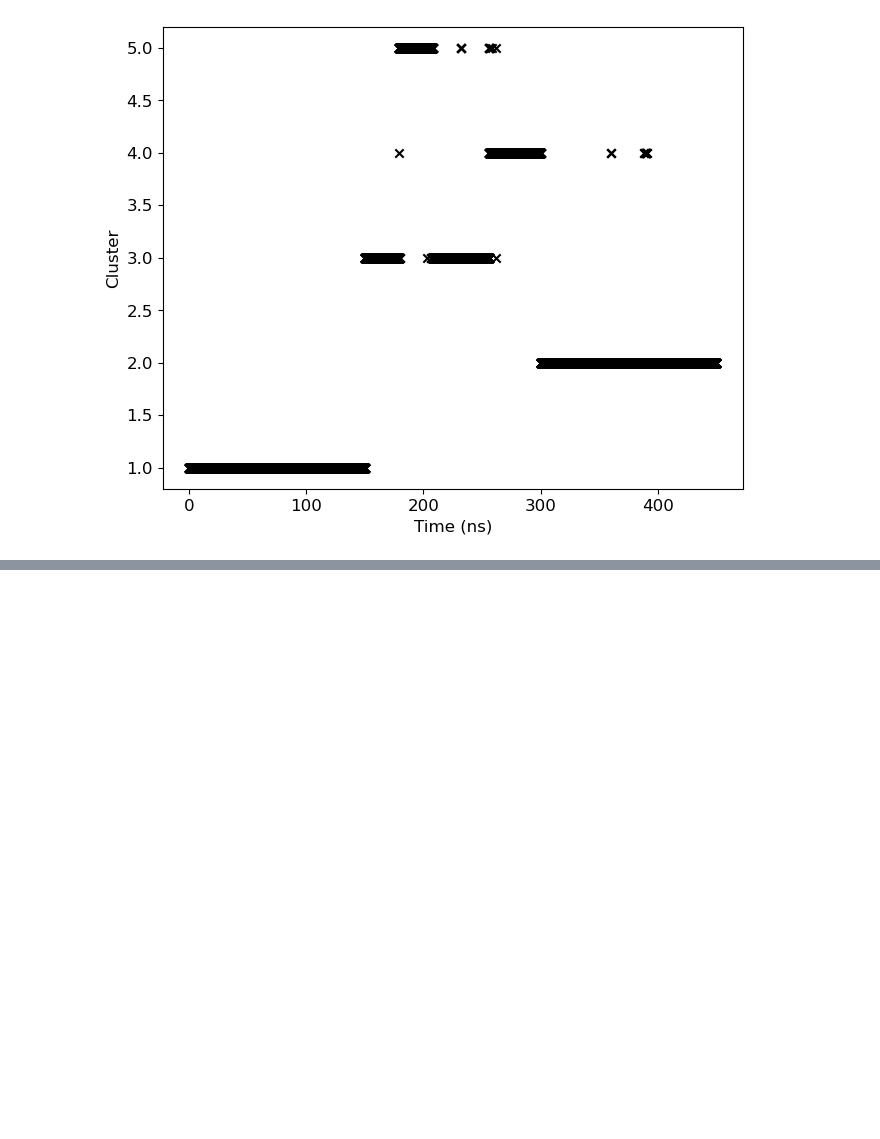
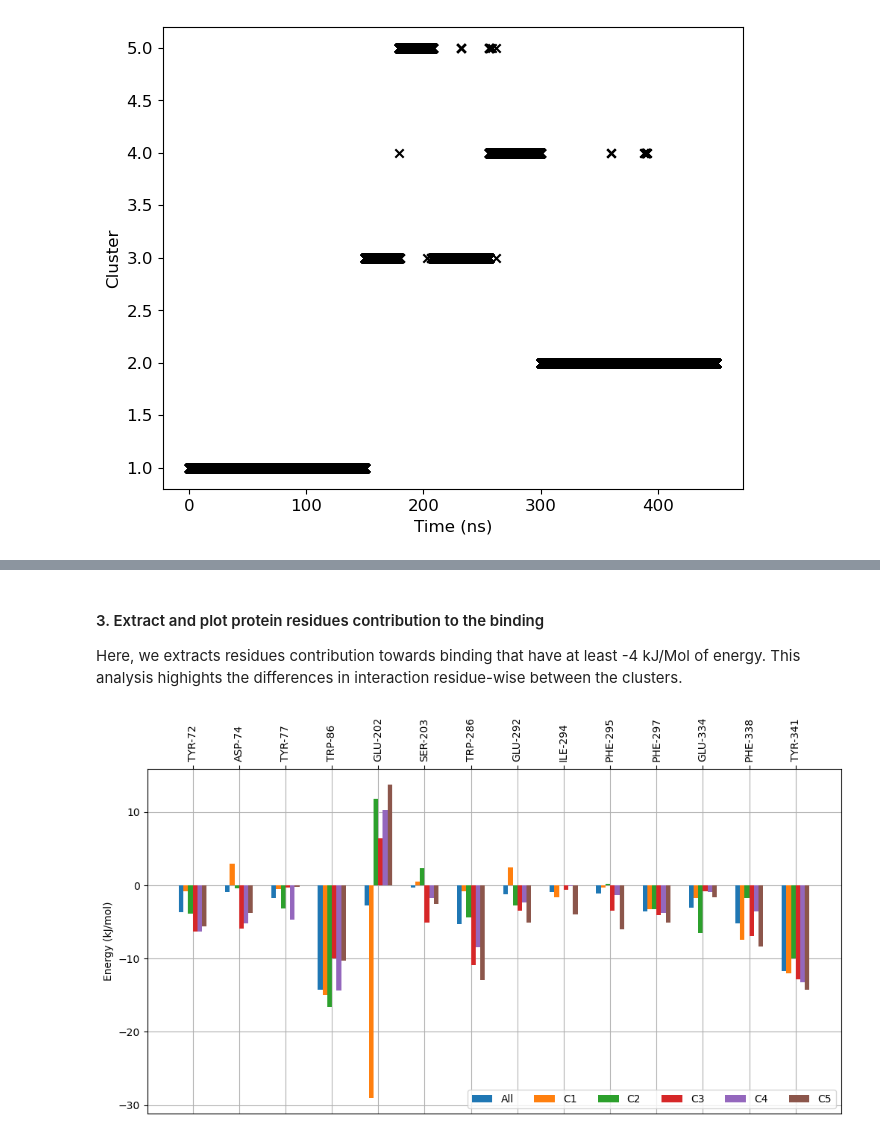
Before and after one commit to rjdkmr/gmx_clusterByFeatures, a Jupyter notebook: docs/tutorials/protein-ligand-interaction.ipynb, the cells around one changed output, grey strips where cells are left out. Saved outputs shown, nothing was run; the diff lists cells and outputs as text; code cells hidden in the pictures; blank space fills up the shorter version.

```diff
--- a/docs/tutorials/protein-ligand-interaction.ipynb
+++ b/docs/tutorials/protein-ligand-interaction.ipynb
@@ -457,0 +559,62 @@ plt.show()
+# %% [markdown]
+#### 3. Extract and plot protein residues contribution to the binding
+
+Here, we extracts residues contribution towards binding that have at least -4 kJ/Mol of energy. This analysis highights the differences
+in interaction residue-wise between the clusters.
+# %%
+# Population fraction of each cluster, manually calculated from cluster log file
+population_weights = [0.333362962, 0.332651882, 0.172081241, 0.097995645, 0.063908271]
+
+# Read CSV files and extract the energy
+residues, average_clusters, stddev_clusters = [], [], []
+for i in range(1, 6):
+    average, stddev = [], []
+    with open(f'mmpbsa/residues_energy_summary_c{i}.csv') as csvfile:
+        reader = csv.DictReader(csvfile)
+        for row in reader:
+            average.append(float(row['total']))
+            stddev.append(float(row['total-stddev']))
+            if i == 1:
+                residues.append(row['Residue'])
+    average_clusters.append(average)
+    stddev_clusters.append(stddev)
+
+# Calculate weighted-average and add data as first column
+weighted_average = np.average(average_clusters, axis=0, weights=population_weights)
+average_clusters = [weighted_average, *average_clusters]
+average_clusters = np.array(average_clusters)
+
+# First, only consider protein residues, and
+# filter out residues that have equal/less than -4 kJ/mol energy in at least one cluster
+average_clusters_only_protein = average_clusters[1:,:-12]                    # there are 12 ligand residues, so discarded last 12
+min_values_by_clusters = np.amin(average_clusters_only_protein, axis=0)      # Extract minimum energy values among all clusters
+indices_residues_energy_threshold = np.nonzero(min_values_by_clusters < -4)  # Determine the indices of residues that are under the thershold value
+filtered_residues = np.asarray(residues)[indices_residues_energy_threshold]  # Extract the residues that are under the thershold value
+
+## Now plot the energies (adapted from here: https://matplotlib.org/stable/gallery/lines_bars_and_markers/barchart.html#sphx-glr-gallery-lines-bars-and-markers-barchart-py)
+x = np.arange(len(filtered_residues))  # the label locations
+width = 0.1  # the width of the bars
+multiplier = 0
+
+fig = plt.figure(figsize=(12,6))
+ax = fig.add_subplot(111)
+ax.grid()
+
+for values in average_clusters[:,indices_residues_energy_threshold[0]]:
+    offset = width * multiplier
+    if multiplier == 0:
+        label = 'All'
+    else:
+        label = f'C{multiplier}'
+    rects = ax.bar(x + offset, values, width, label=label, zorder=10)
+    multiplier += 1
+
+
+ax.set_ylabel('Energy (kJ/mol)')
+ax.tick_params(bottom=False, labelbottom=False, top=True, labeltop=True)
+ax.set_xticks(x + 0.25, filtered_residues, rotation=90)
+ax.legend(loc='lower right', ncols=6)
+plt.savefig('mmpbsa-residues-binding-energy.png', dpi=300)
+plt.show()
+# %% [output]
+[figure, added]
```
Also changed, not shown: parts of 12 cells of this notebook.
